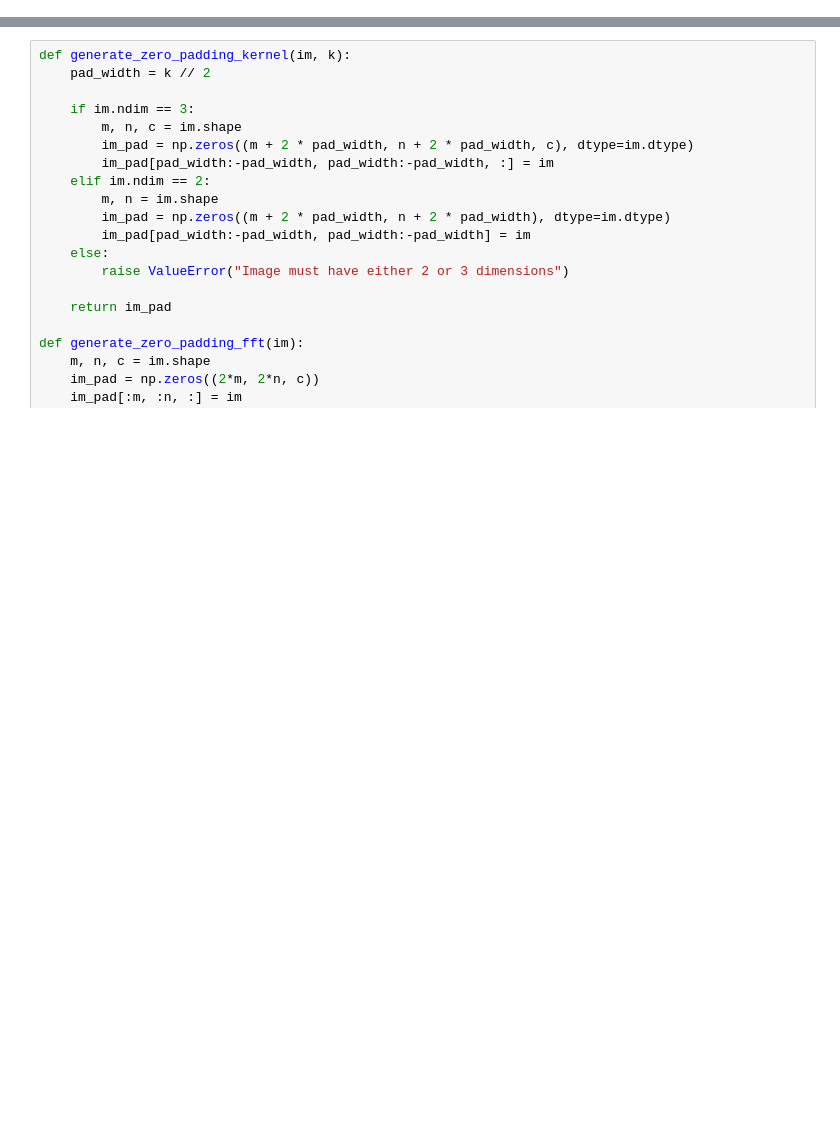
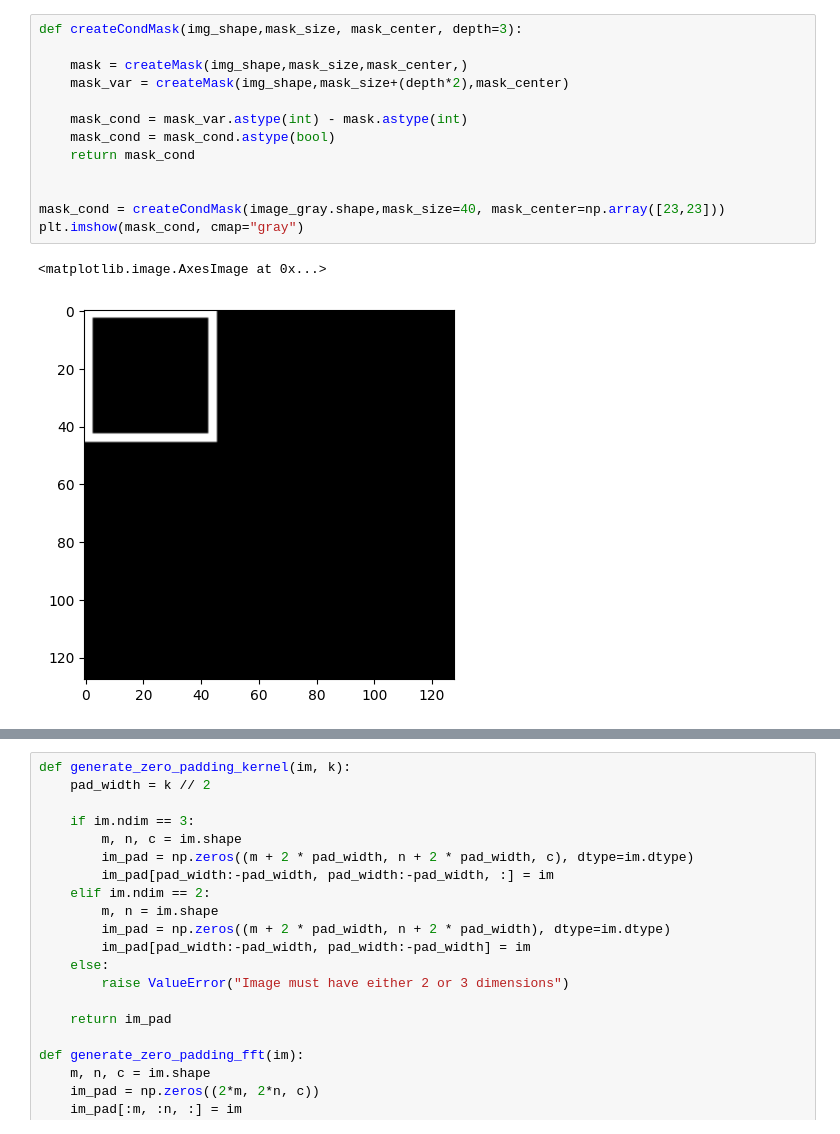
Before and after one commit to guilhermeRaibolt/gaussian-impainting, a Jupyter notebook: gaussian_sampling.ipynb, the cells around one changed output, grey strips where cells are left out. Drawn from its saved outputs; the diff is of its cells as text; blank space fills up the shorter version.

```diff
--- a/gaussian_sampling.ipynb
+++ b/gaussian_sampling.ipynb
@@ -25,0 +45,16 @@ ModuleNotFoundError: No module named 'numpy'
+# %%
+def createCondMask(img_shape,mask_size, mask_center, depth=3):
+
+    mask = createMask(img_shape,mask_size,mask_center,)
+    mask_var = createMask(img_shape,mask_size+(depth*2),mask_center)
+
+    mask_cond = mask_var.astype(int) - mask.astype(int)
+    mask_cond = mask_cond.astype(bool)
+    return mask_cond
+
+
+mask_cond = createCondMask(image_gray.shape,mask_size=40, mask_center=np.array([23,23]))
+plt.imshow(mask_cond, cmap="gray")
+# %% [output]
+<matplotlib.image.AxesImage at 0x...>
+[figure, added]
```
Also changed, not shown: parts of 16 cells of this notebook, 1 other file.
